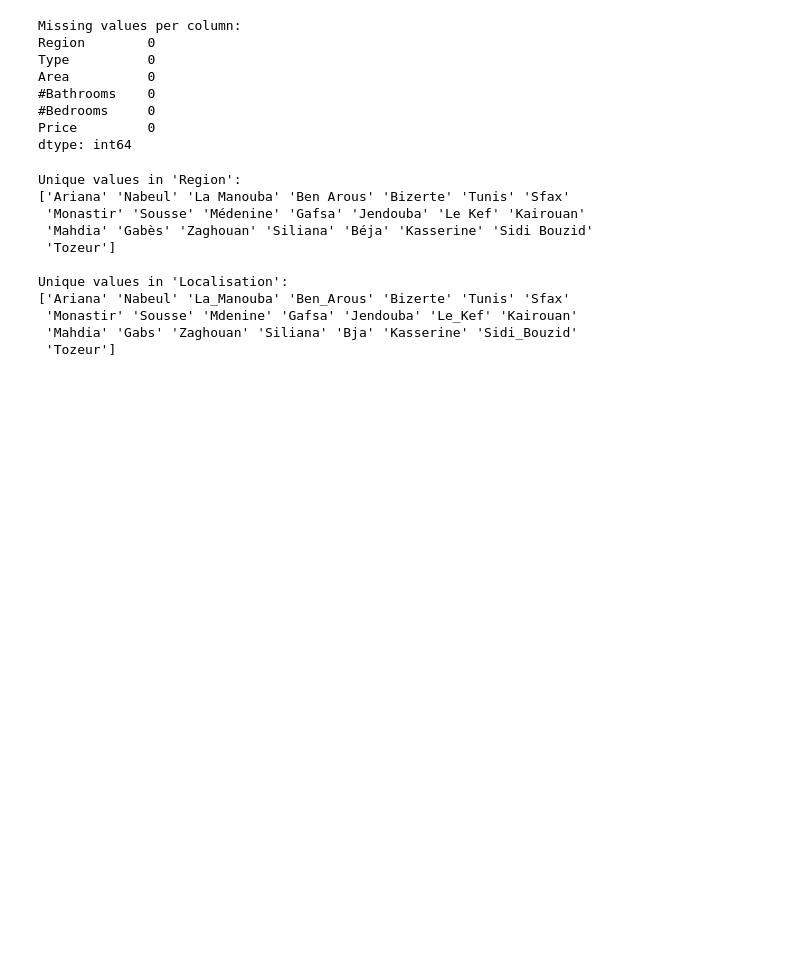
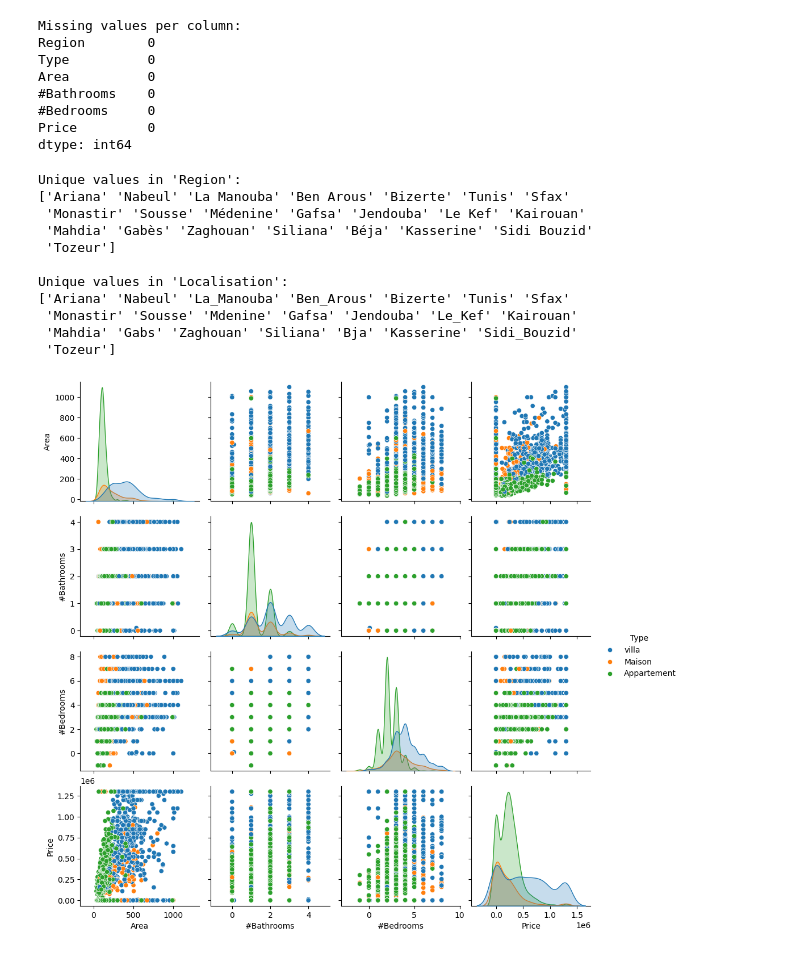
Before and after one commit to nourhen369/House-Price-Prediction, a Jupyter notebook: 2-viz-and-cleaning.ipynb, the cells around one changed output. Saved outputs shown, nothing was run; the diff lists cells and outputs as text; code cells hidden in the pictures; blank space fills up the shorter version.

```diff
--- a/2-viz-and-cleaning.ipynb
+++ b/2-viz-and-cleaning.ipynb
@@ -125,5 +134,12 @@ Price            0
 dtype: int64
 # %%
+df = pd.read_csv('data/final_data.csv')
+
+# Ensure columns are numeric
+df['Area'] = pd.to_numeric(df['Area'], errors='coerce')
+df['#Bedrooms'] = pd.to_numeric(df['#Bedrooms'], errors='coerce')
+df['#Bathrooms'] = pd.to_numeric(df['#Bathrooms'], errors='coerce')
+
 # Quantile values for Area
 superficie_quantiles = df['Area'].quantile([0.022, 0.53, 0.98])
 print("Area Quantiles:")
@@ -161,7 +177,7 @@ df = df[
     (df['#Bedrooms'] >= nb_chambres_quantiles[0.0013]) &
     (df['#Bedrooms'] <= nb_chambres_quantiles[0.97]) &
     (df['#Bathrooms'] >= nb_salles_de_bain_quantiles[0.0013]) &
-    (df['#Bedrooms'] <= nb_salles_de_bain_quantiles[0.95])
+    (df['#Bathrooms'] <= nb_salles_de_bain_quantiles[0.95])
 ]
 # %%
 # Drop rows where 'Nature' is 'À louer' then drop the column (all rows are 'À Vendre')
@@ -208,3 +224,8 @@ df = df.drop(columns=['Localisation'])
 df.to_csv('data/final_data.csv', index=False)
 profile = ProfileReport(df, title="Profiling Report", explorative=True)
 profile.to_file("data/immobiliers_report_after_cleaning.html")
+# %%
+sns.pairplot(df, hue= "Type")
+plt.show()
+# %% [output]
+[figure, added]
```
Also changed, not shown: parts of 5 cells of this notebook, 7 other files.
